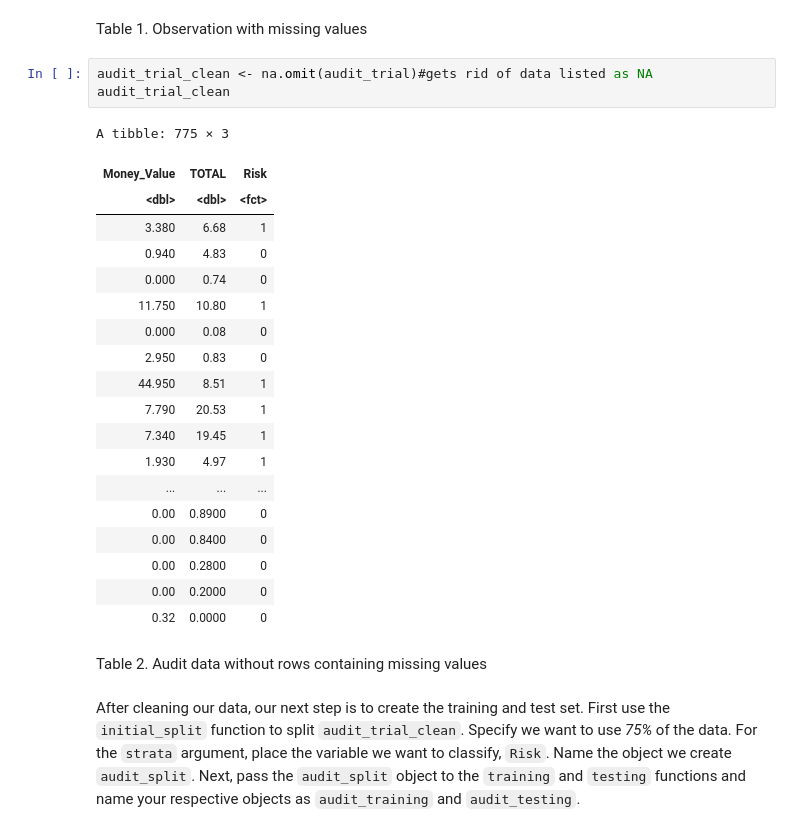
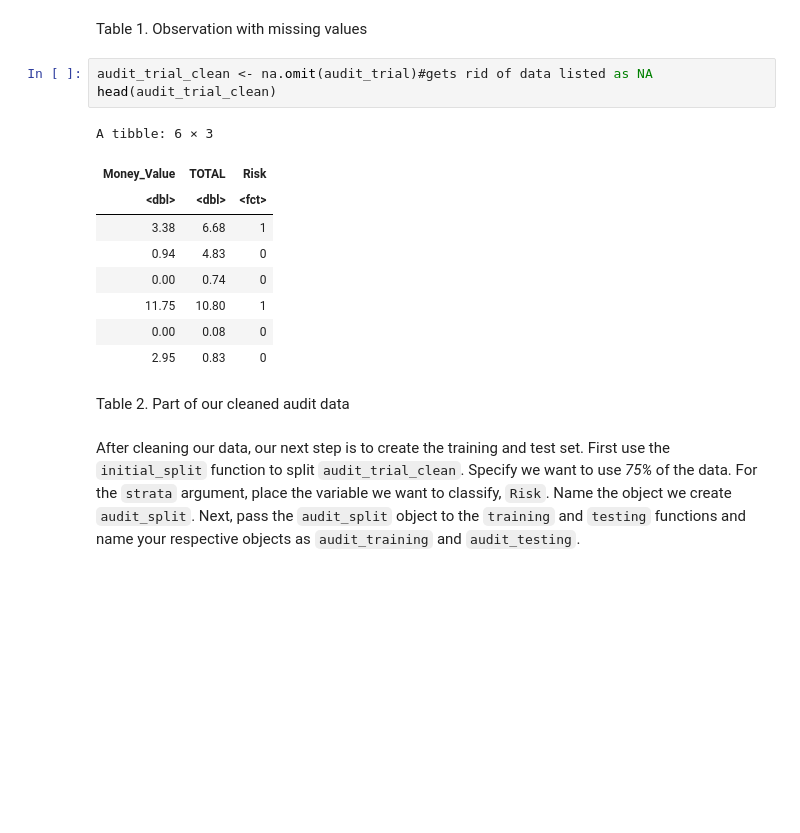
Before and after one commit to ehusken/dsci100-project, a Jupyter notebook: Final Report.ipynb, the cells around one changed output. Saved outputs shown, nothing was run; the diff lists cells and outputs as text; blank space fills up the shorter version.

```diff
--- a/Final Report.ipynb
+++ b/Final Report.ipynb
@@ -81,29 +85,19 @@ A tibble: 1 × 3
 Table 1. Observation with missing values
 # %%
 audit_trial_clean <- na.omit(audit_trial)#gets rid of data listed as NA
-audit_trial_clean
+head(audit_trial_clean)
 # %% [output]
-A tibble: 775 × 3
+A tibble: 6 × 3
 | Money_Value | TOTAL | Risk |
 | <dbl> | <dbl> | <fct> |
-| 3.380 | 6.68 | 1 |
-| 0.940 | 4.83 | 0 |
-| 0.000 | 0.74 | 0 |
-| 11.750 | 10.80 | 1 |
-| 0.000 | 0.08 | 0 |
-| 2.950 | 0.83 | 0 |
-| 44.950 | 8.51 | 1 |
-| 7.790 | 20.53 | 1 |
-| 7.340 | 19.45 | 1 |
-| 1.930 | 4.97 | 1 |
-| ... | ... | ... |
-| 0.00 | 0.8900 | 0 |
-| 0.00 | 0.8400 | 0 |
-| 0.00 | 0.2800 | 0 |
-| 0.00 | 0.2000 | 0 |
-| 0.32 | 0.0000 | 0 |
+| 3.38 | 6.68 | 1 |
+| 0.94 | 4.83 | 0 |
+| 0.00 | 0.74 | 0 |
+| 11.75 | 10.80 | 1 |
+| 0.00 | 0.08 | 0 |
+| 2.95 | 0.83 | 0 |
-# %% [markdown]
-Table 2. Audit data without rows containing missing values
+# %% [markdown]
+Table 2. Part of our cleaned audit data
 # %% [markdown]
 After cleaning our data, our next step is to create the training and test set. First use the `initial_split` function to split `audit_trial_clean`. Specify we want to use *75%* of the data. For the `strata` argument, place the variable we want to classify, `Risk`. Name the object we create `audit_split`. Next, pass the `audit_split` object to the `training` and `testing` functions and name your respective objects as `audit_training` and `audit_testing`.
 # %%
```
Also changed, not shown: parts of 5 cells of this notebook.
